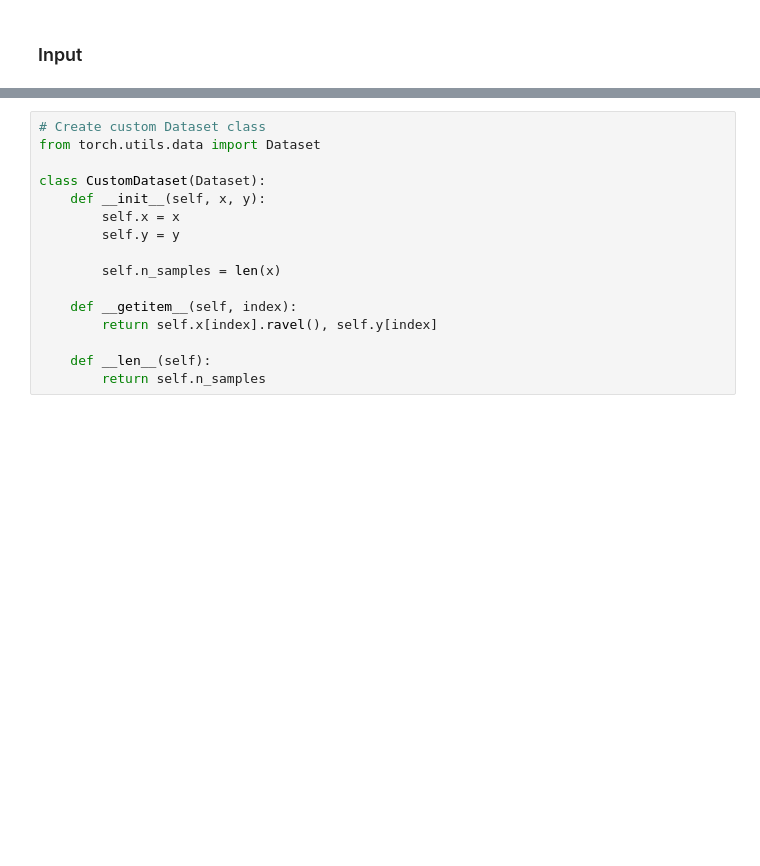
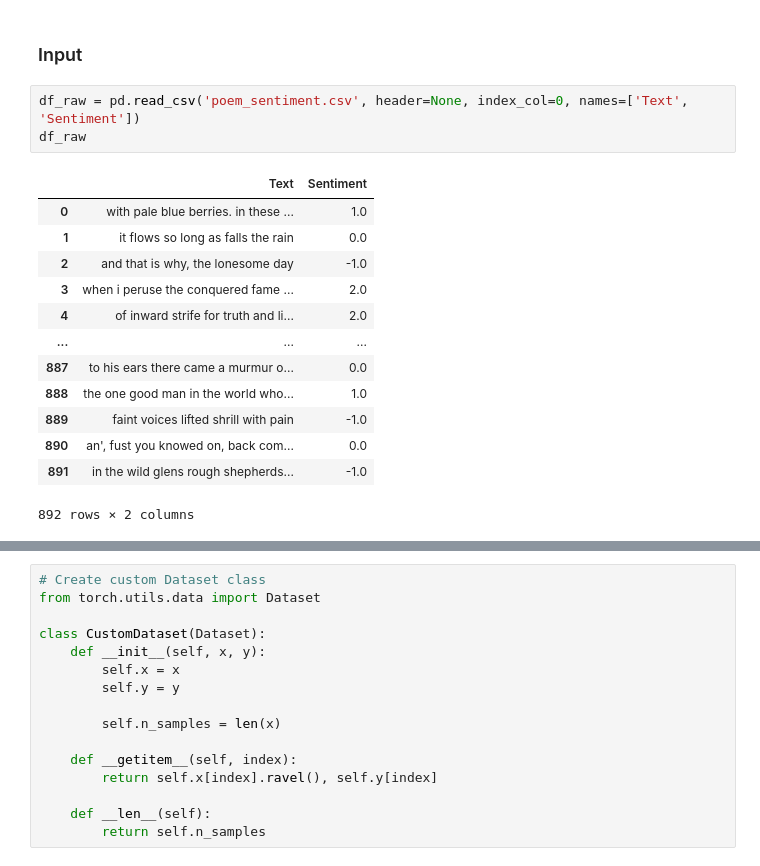
Before and after one commit to IrishMorales/sentiment-analysis, a Jupyter notebook: positive-generator.ipynb, the cells around one changed output, grey strips where cells are left out. Drawn from its saved outputs; the diff is of its cells as text; blank space fills up the shorter version.

```diff
--- a/positive-generator.ipynb
+++ b/positive-generator.ipynb
@@ -31,2 +18,19 @@ True
 # %% [markdown]
 ### Input
+# %%
+df_raw = pd.read_csv('poem_sentiment.csv', header=None, index_col=0, names=['Text', 'Sentiment'])
+df_raw
+# %% [output]
+|  | Text | Sentiment |
+| 0 | with pale blue berries. in these ... | 1.0 |
+| 1 | it flows so long as falls the rain | 0.0 |
+| 2 | and that is why, the lonesome day | -1.0 |
+| 3 | when i peruse the conquered fame ... | 2.0 |
+| 4 | of inward strife for truth and li... | 2.0 |
+| ... | ... | ... |
+| 887 | to his ears there came a murmur o... | 0.0 |
+| 888 | the one good man in the world who... | 1.0 |
+| 889 | faint voices lifted shrill with pain | -1.0 |
+| 890 | an', fust you knowed on, back com... | 0.0 |
+| 891 | in the wild glens rough shepherds... | -1.0 |
+892 rows × 2 columns
```
Also changed, not shown: parts of 38 cells of this notebook, 7 other files.
